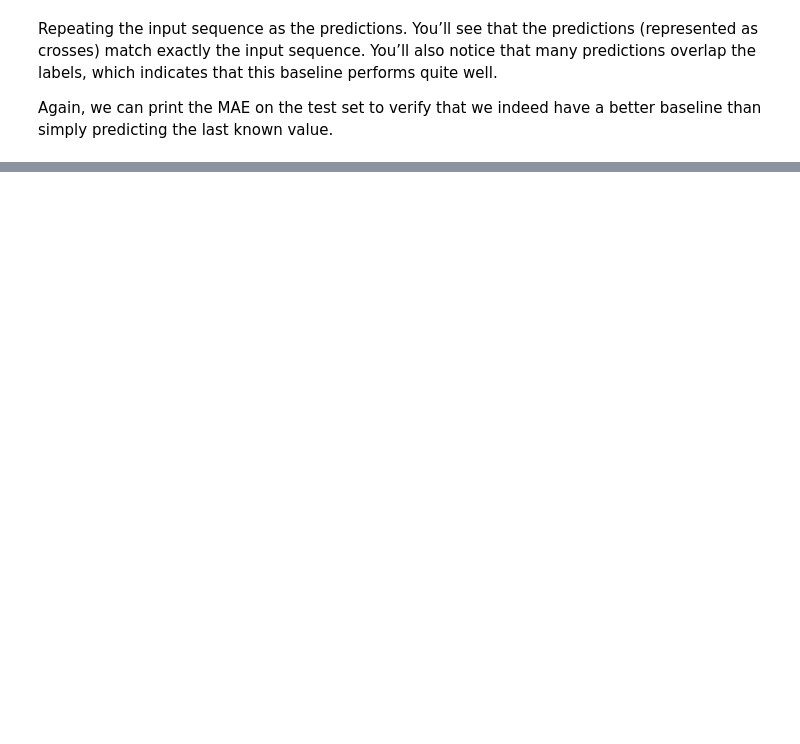
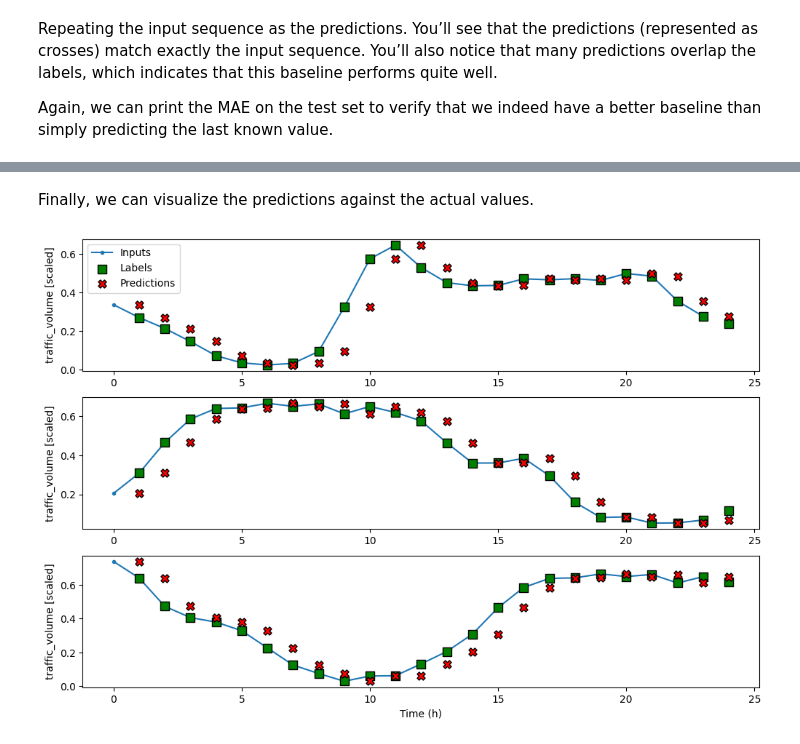
Before and after one commit to xbadiam/Forecasting, a Jupyter notebook: notebooks/02_Implementing_DataWIndow.ipynb, the cells around one changed output, grey strips where cells are left out. Cells and saved outputs as stored; diff of their text form; code cells hidden in the pictures; blank space fills up the shorter version.

Commit message:
Finalizado multi_output

```diff
--- a/notebooks/02_Implementing_DataWIndow.ipynb
+++ b/notebooks/02_Implementing_DataWIndow.ipynb
@@ -361,0 +372,15 @@ This gives an MAE of 0.315, which is lower than the MAE obtained by predicting t
+# %%
+mo_single_step_window = DataWindow(input_width=1,
+                                   label_width=1,
+                                   shift=1,
+                                   label_columns=['temp','traffic_volume'],
+                                   train_df=train_df, val_df=val_df, test_df=test_df
+                                )
+
+
+mo_wide_window = DataWindow(input_width=24,
+                            label_width=24,
+                            shift=1,
+                            label_columns=['temp','traffic_volume'],
+                            train_df=train_df, val_df=val_df, test_df=test_df
+                            )
@@ -361,0 +389,23 @@ This gives an MAE of 0.315, which is lower than the MAE obtained by predicting t
+# %%
+class Baseline(Model):
+    def __init__(self, label_index=None):
+        super().__init__()
+        self.label_index = label_index
+
+    def call(self, inputs):
+        # If no target is specified, we return all columns. This is useful
+        # for multi-output models where all columns are to be predicted.
+        if self.label_index is None:
+            return inputs
+
+        elif isinstance(self.label_index, list):
+            tensors = []
+            for index in self.label_index:
+                result = inputs[:, :, index]
+                result = result[:, :, tf.newaxis]
+                tensors.append(result)
+            return tf.concat(tensors, axis=-1)
+
+        # Return the input for a given target variable.
+        result = inputs[:, :, self.label_index]
+        return result[:,:,tf.newaxis]
@@ -361,0 +426,4 @@ This gives an MAE of 0.315, which is lower than the MAE obtained by predicting t
+# %%
+mo_baseline_last = Baseline(label_index=[0, 2])
+
+mo_baseline_last.compile(loss=MeanSquaredError(), metrics=[MeanAbsoluteError()])
@@ -361,0 +438,6 @@ This gives an MAE of 0.315, which is lower than the MAE obtained by predicting t
+# %% [markdown]
+Finally, we can visualize the predictions against the actual values.
+# %%
+mo_wide_window.plot(mo_baseline_last)
+# %% [output]
+[figure, added]
```
Also changed, not shown: parts of 21 cells of this notebook.
